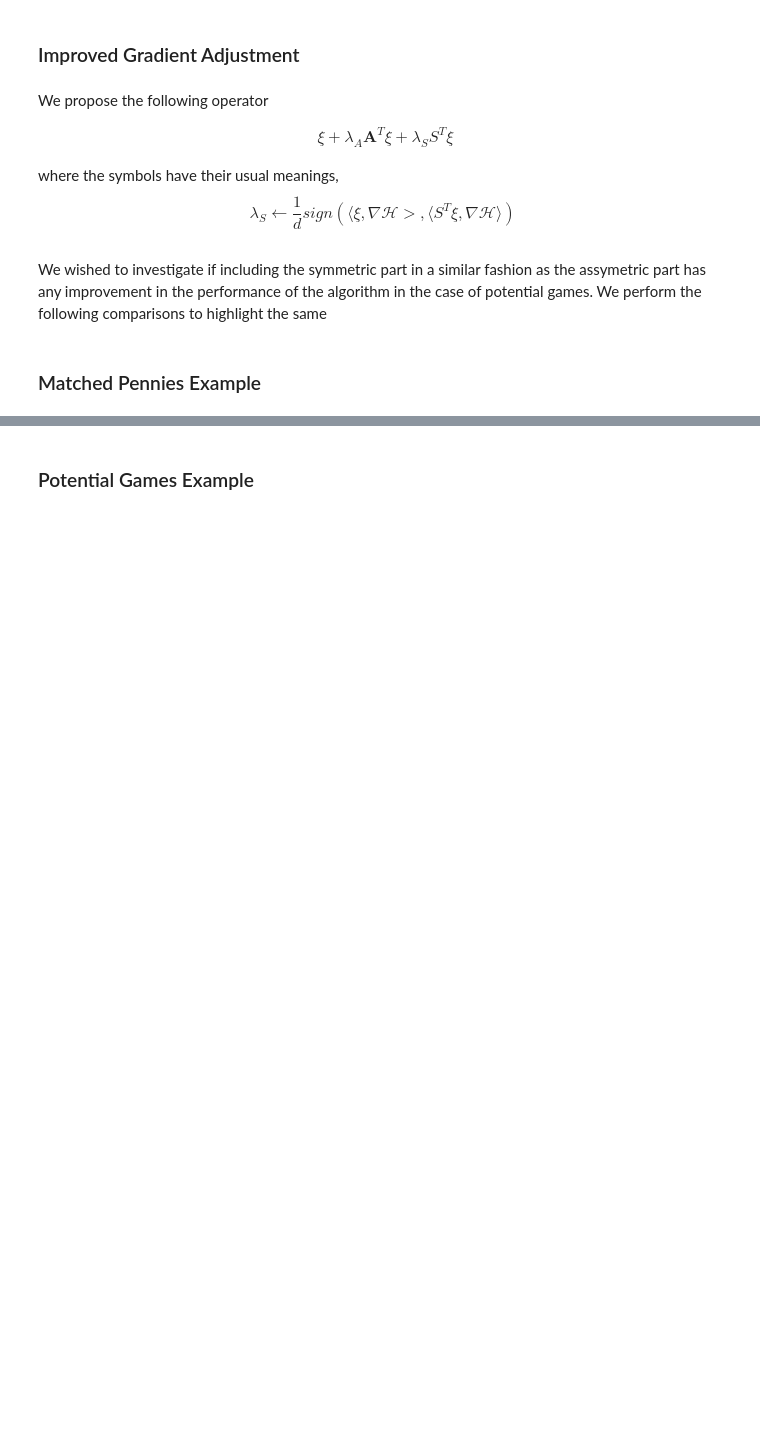
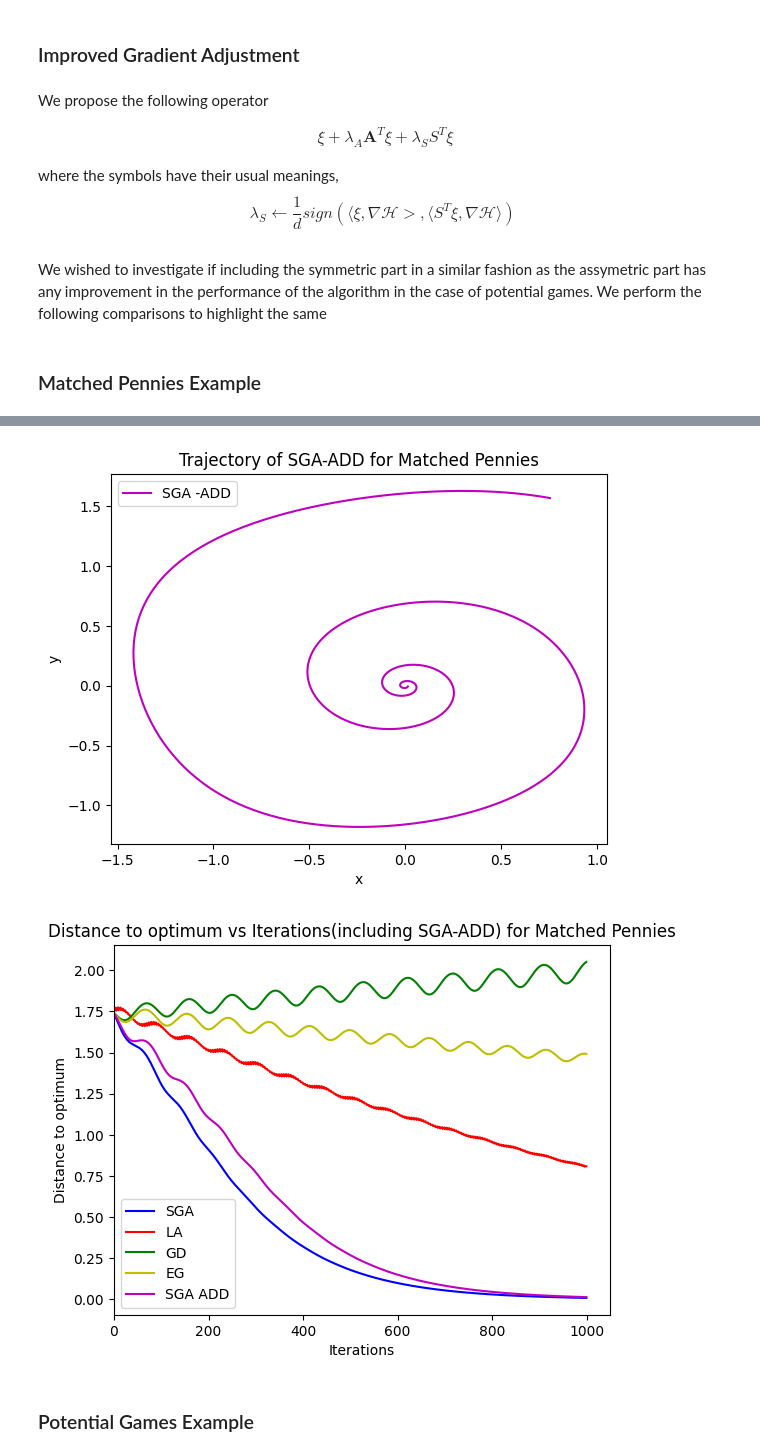
Before and after one commit to aniketSanyal/GamesInMLProject, a Jupyter notebook: Symplectic_Gradient_Adjustment_with_Lookahead.ipynb, the cells around one changed output, grey strips where cells are left out. Drawn from its saved outputs; the diff is of its cells as text; code cells hidden in the pictures; blank space fills up the shorter version.

```diff
--- a/Symplectic_Gradient_Adjustment_with_Lookahead.ipynb
+++ b/Symplectic_Gradient_Adjustment_with_Lookahead.ipynb
@@ -762,3 +733,61 @@ plt.show()
+# %%
+dims, Ls = matching_pennies()
+std = 1
+th_initial = init_th(dims, std)
+
+
+th_out_x_sga_add, th_out_y_sga_add, losses_out_sga_add, distances_sga_add = run_and_plot('sga-add', th_initial, Ls)
+plt.plot(th_out_x_sga_add, th_out_y_sga_add,linestyle='-', color='m', label='SGA -ADD')
+
+plt.title('Trajectory of SGA-ADD for Matched Pennies')
+plt.xlabel('x')
+plt.ylabel('y')
+plt.legend()
+plt.show()
+
+#this gradient func is explicitly calculated for the matching pennies problem to help the lookahead method
+payout_mat_1 = torch.Tensor([[1,-1],[-1,1]])
+payout_mat_2 = -payout_mat_1
+def gradient_func(th):
+  p_1, p_2 = torch.sigmoid(th[0]), torch.sigmoid(th[1])
+  x, y = torch.cat([p_1, 1-p_1]), torch.cat([p_2, 1-p_2])
+  grad_x = payout_mat_1.t() @ y
+  grad_y = x.t() @ payout_mat_2
+  return grad_x, grad_y
+
+# Run and plot for 'sga'
+th_out_x_sga, th_out_y_sga, losses_out_sga, distances_sga = run_and_plot('sga', th_initial, Ls)
+# plt.plot(th_out_x_sga, th_out_y_sga,linestyle='-', color='b', label='SGA')
+
+trajectory, distances_la = lookahead(th_initial,gradient_func, 1000, 0.1)
+x_values = [point[0].item() for point in trajectory]
+y_values = [point[1].item() for point in trajectory]
+# plt.plot(x_values, y_values, linestyle='-', color='r', label = 'LA')
+
+# Run and plot for 'eg'
+th_out_x_eg, th_out_y_eg, losses_out_eg, distances_eg = run_and_plot('eg', th_initial, Ls)
+# plt.plot(th_out_x_eg, th_out_y_eg, linestyle='-', color='y', label='EG')
+
+
+# Run and plot for 'gd'
+th_out_x_gd, th_out_y_gd, losses_out_gd, distances_gd  = run_and_plot('gd', th_initial, Ls)
+# plt.plot(th_out_x_gd, th_out_y_gd, linestyle='-', color='g', label='GD')
+
+plt.plot(distances_sga, linestyle='-', color='b', label='SGA')
+plt.plot(distances_la,  linestyle='-', color='r', label='LA')
+plt.plot(distances_gd,linestyle='-', color='g', label='GD')
+plt.plot(distances_eg,linestyle='-', color='y', label='EG')
+plt.plot(distances_sga_add,linestyle='-', color='m', label='SGA ADD')
+
+plt.title("Distance to optimum vs Iterations(including SGA-ADD) for Matched Pennies")
+plt.xlim(left=0)
+plt.xlabel("Iterations")
+plt.ylabel("Distance to optimum")
+plt.legend()
+plt.show()
+# %% [output]
+[figure, added]
+[figure, added]
 # %% [markdown]
 ### Potential Games Example
 # %%
```
Also changed, not shown: parts of 18 cells of this notebook.
